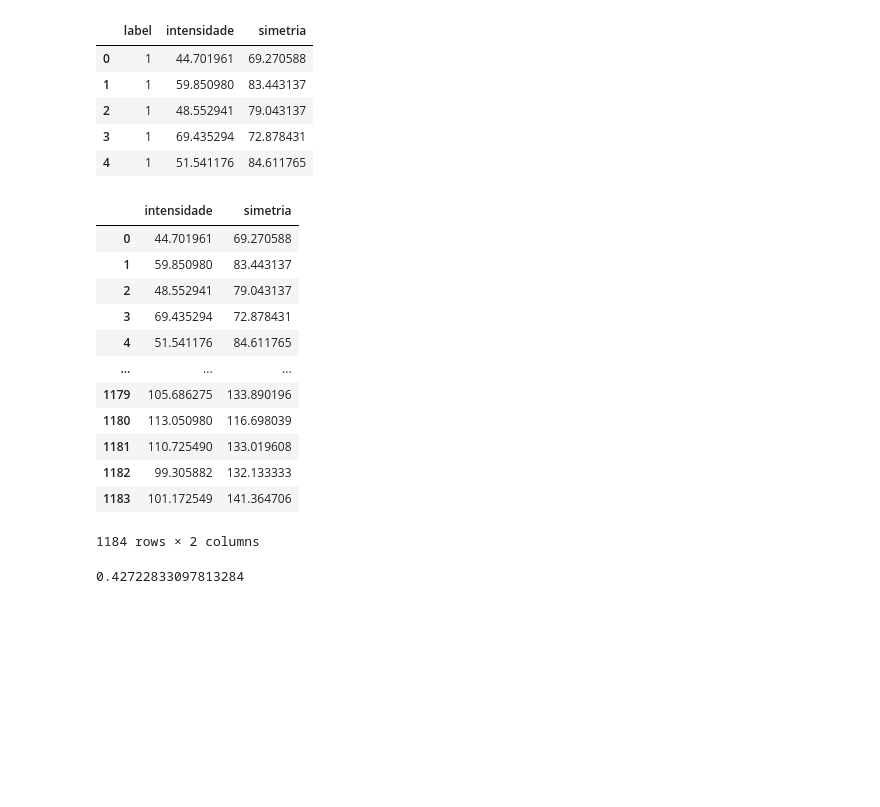
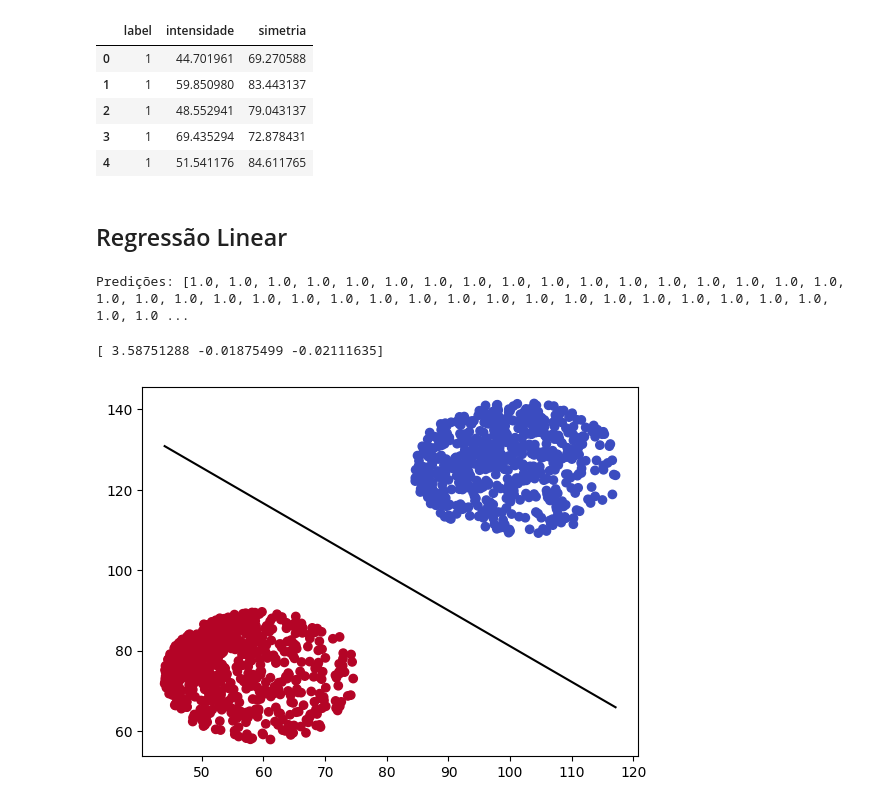
Before and after one commit to mariabandeira/Reconhecimento-de-Digitos, a Jupyter notebook: MiniProjeto_ML.ipynb, the cells around one changed output. Saved outputs shown, nothing was run; the diff lists cells and outputs as text; code cells hidden in the pictures; blank space fills up the shorter version.

Commit message:
train1x5 LRClassifier | perceptron

```diff
--- a/MiniProjeto_ML.ipynb
+++ b/MiniProjeto_ML.ipynb
@@ -216,24 +203,10 @@ train1x5.head()
 | 3 | 1 | 69.435294 | 72.878431 |
 | 4 | 1 | 51.541176 | 84.611765 |
 # %%
-X_train1x5 = train1x5[['intensidade', 'simetria']]
-y_train1x5 = train1x5['label']
+X_train1x5 = train1x5[['intensidade', 'simetria']].values
+y_train1x5 = np.array([1 if y_ == 1 else -1 for y_ in train1x5['label']])
-# %%
-X_train1x5
-# %% [output]
-|  | intensidade | simetria |
-| 0 | 44.701961 | 69.270588 |
-| 1 | 59.850980 | 83.443137 |
-| 2 | 48.552941 | 79.043137 |
-| 3 | 69.435294 | 72.878431 |
-| 4 | 51.541176 | 84.611765 |
-| ... | ... | ... |
-| 1179 | 105.686275 | 133.890196 |
-| 1180 | 113.050980 | 116.698039 |
-| 1181 | 110.725490 | 133.019608 |
-| 1182 | 99.305882 | 132.133333 |
-| 1183 | 101.172549 | 141.364706 |
-1184 rows × 2 columns
+# %% [markdown]
+## Regressão Linear
 # %%
 class LinearRegression:
   def __init__(self):
@@ -254,4 +227,40 @@ class LinearRegression:
 
   def getW(self):
     return self.w
+# %%
+class LRClassifier():
+  def execute(self, _X, _y):
+    lr = LinearRegression()
+    lr.fit(_X, _y)
+    self.w = lr.getW()
+
+  def predict(self, X):
+    N = len(X)
+    X = np.column_stack((np.ones((N, 1)), X))
+    return [np.sign(np.dot(self.w, xn)) for xn in X]
+
+  def getRegressionY(self, regressionX, shift=0):
+    return (-self.w[0]+shift - self.w[1]*regressionX) / self.w[2]
+# %%
+classifier = LRClassifier()
+classifier.execute(X_train1x5, y_train1x5)
+
+predictions = classifier.predict(X_train1x5)
+# %% [output]
+Predições: [1.0, 1.0, 1.0, 1.0, 1.0, 1.0, 1.0, 1.0, 1.0, 1.0, 1.0, 1.0, 1.0, 1.0, 1.0, 1.0, 1.0, 1.0, 1.0, 1.0, 1.0, 1.0, 1.0, 1.0, 1.0, 1.0, 1.0, 1.0, 1.0, 1.0, 1.0, 1.0, 1.0, 1.0, 1.0, 1.0, 1.0, 1.0 ...
+# %%
+lr = LinearRegression()
+lr.fit(X_train1x5, y_train1x5)
+w = lr.getW()
+print(w)
+# %% [output]
+[ 3.58751288 -0.01875499 -0.02111635]
+# %%
+plt.scatter(X_train1x5[:, 0], X_train1x5[:, 1], c=y_train1x5, cmap='coolwarm')
+x = np.linspace(X_train1x5[:, 0].min(), X_train1x5[:, 0].max(), 100)
+y = classifier.getRegressionY(x)
+plt.plot(x, y, color='black')
+plt.show()
+# %% [output]
+[figure, added]
 # %%
@@ -262,4 +267,0 @@ y_pred = lr.predict(X_train1x5)
-# %%
-y_pred[0]
-# %% [output]
-0.42722833097813284
```
Also changed, not shown: parts of 13 cells of this notebook.
